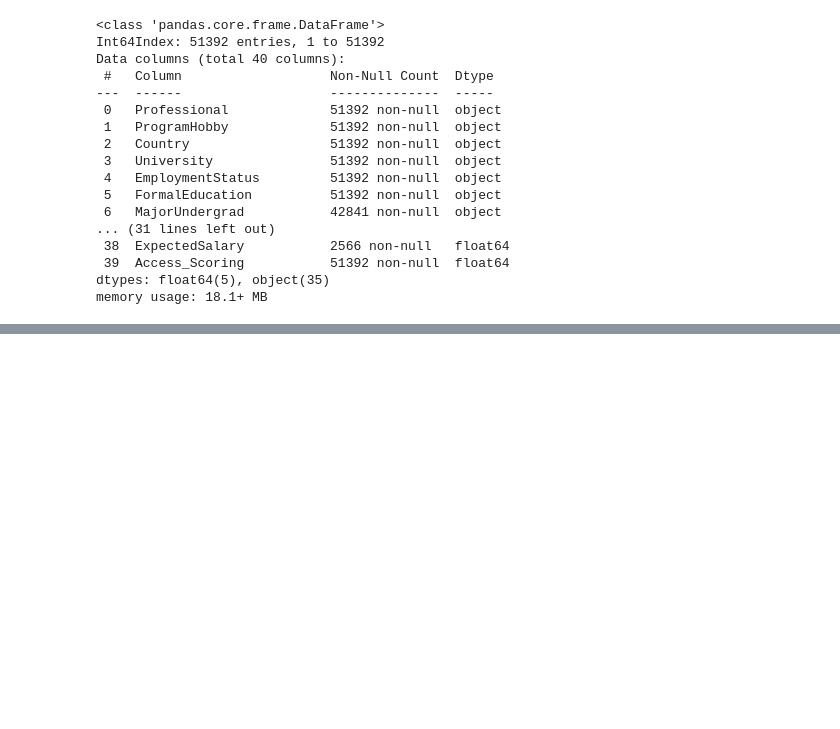
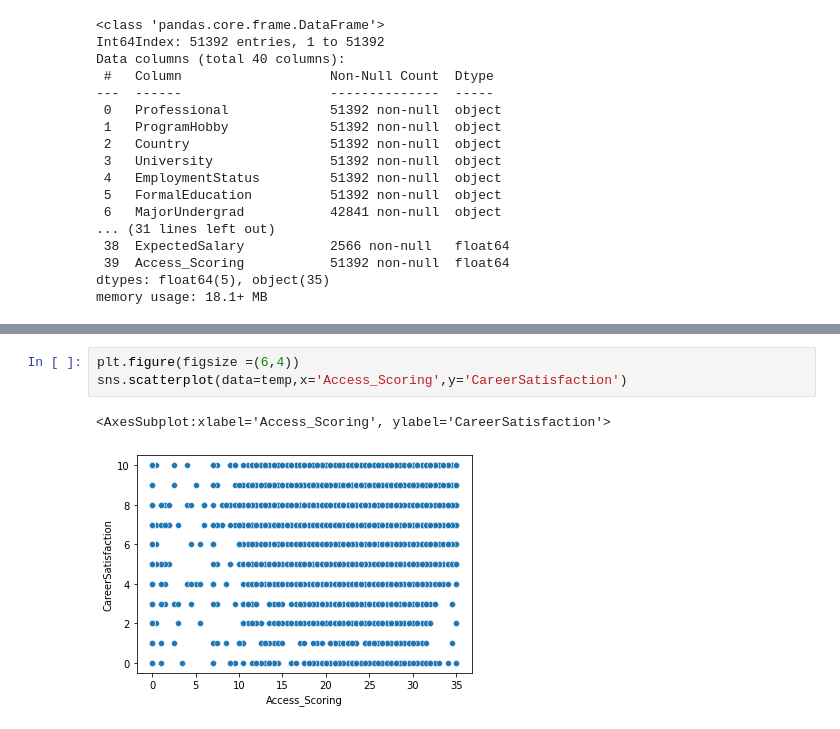
Before and after one commit to g-4-gagan/Developer-data-analysis, a Jupyter notebook: YearsCodedJob_Salary_Assess.ipynb, the cells around one changed output, grey strips where cells are left out. Cells and saved outputs as stored; diff of their text form; blank space fills up the shorter version.

```diff
--- a/YearsCodedJob_Salary_Assess.ipynb
+++ b/YearsCodedJob_Salary_Assess.ipynb
@@ -206,2 +204,8 @@ df[df['Access_Scoring']!=0]['Access_Scoring'].count()
 # %% [output]
 22689
+# %%
+plt.figure(figsize =(6,4))
+sns.scatterplot(data=temp,x='Access_Scoring',y='CareerSatisfaction')
+# %% [output]
+<AxesSubplot:xlabel='Access_Scoring', ylabel='CareerSatisfaction'>
+[figure, added]
```
Also changed, not shown: parts of 7 cells of this notebook.
